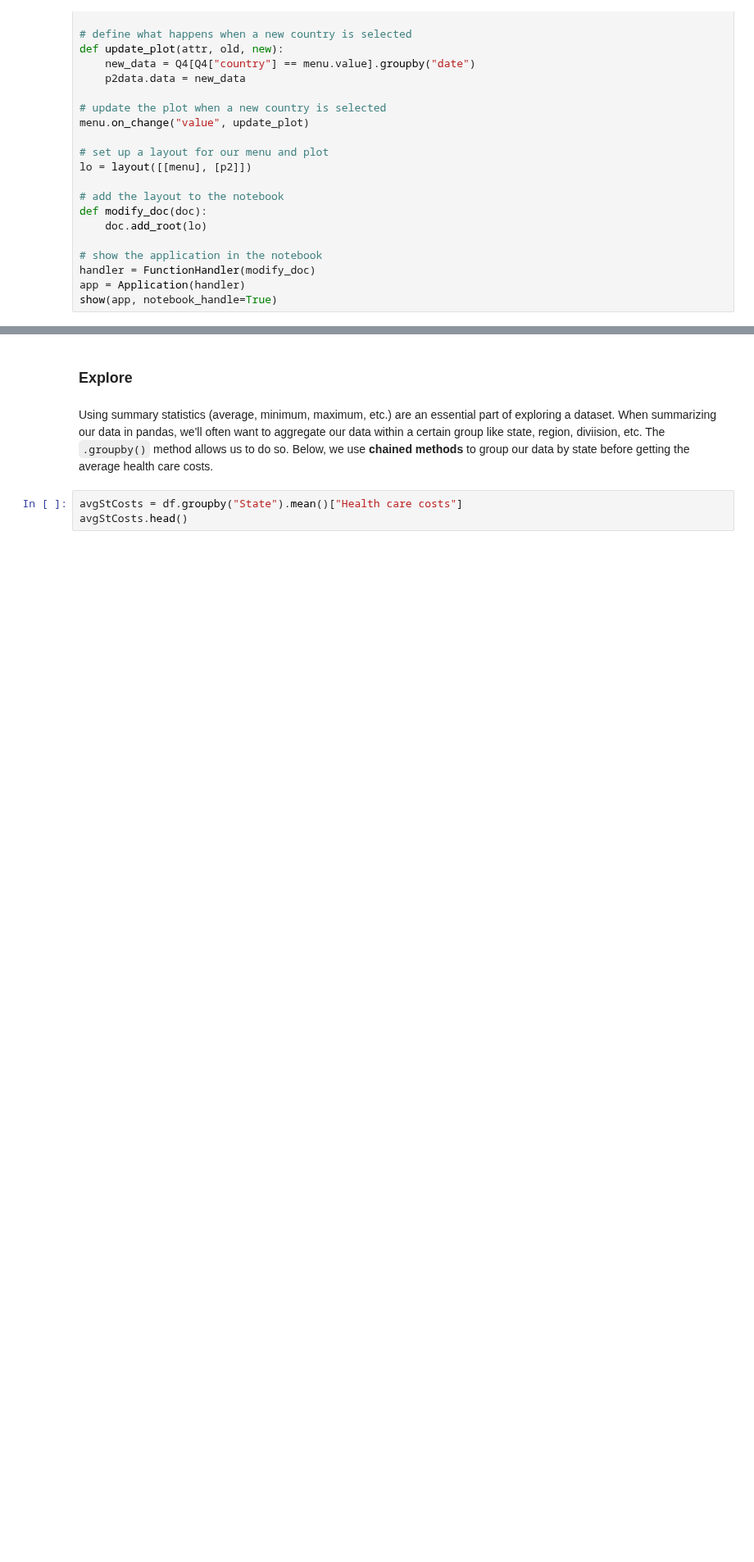
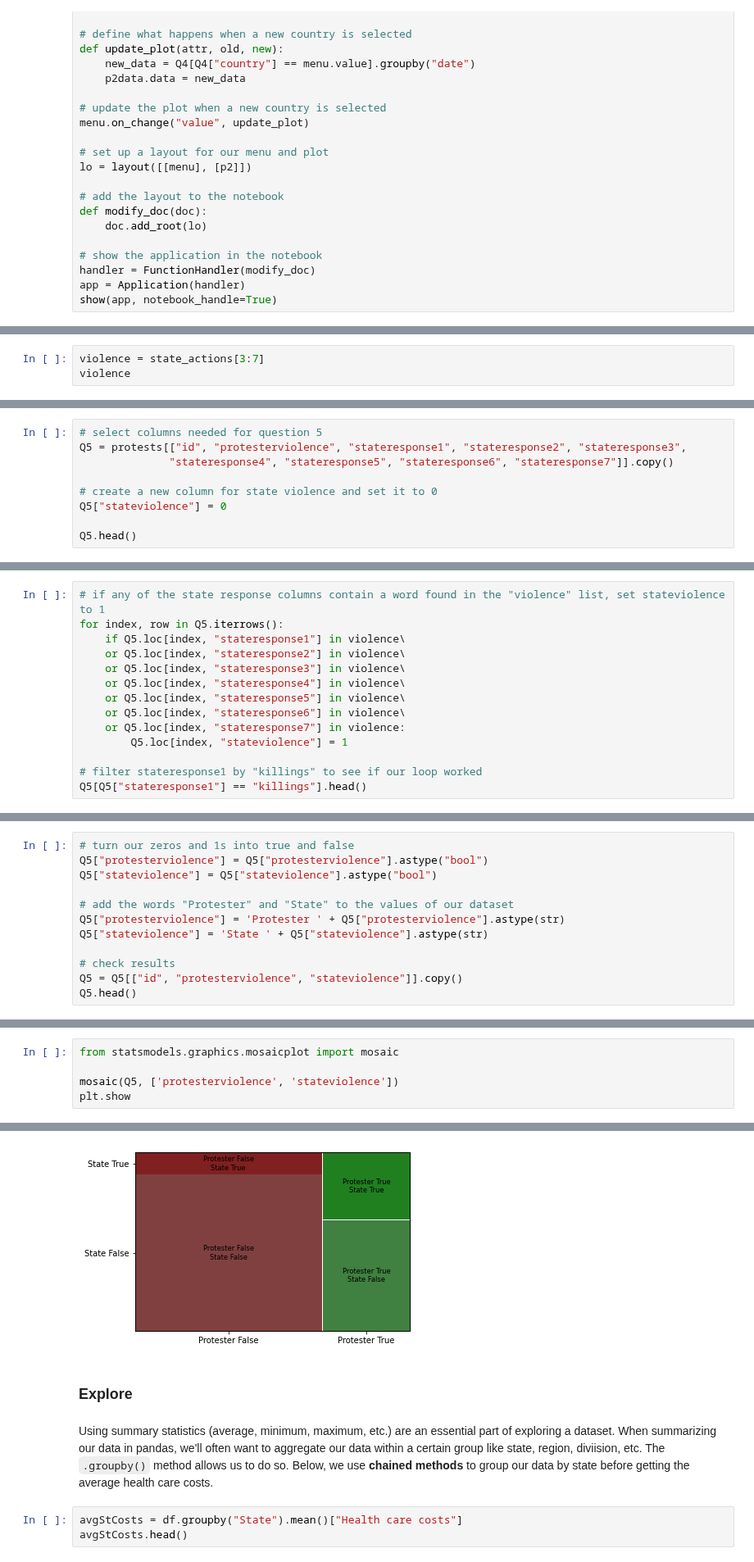
Before and after one commit to UNC-Libraries-data/Python, a Jupyter notebook: Jupyter/Pandas.ipynb, the cells around one changed output, grey strips where cells are left out. Shown at 82% size. Saved outputs shown, nothing was run; the diff lists cells and outputs as text; blank space fills up the shorter version.

```diff
--- a/Jupyter/Pandas.ipynb
+++ b/Jupyter/Pandas.ipynb
@@ -797,0 +675,3 @@ Name: stateresponse1, dtype: int64
+# %%
+violence = state_actions[3:7]
+violence
@@ -797,0 +680,9 @@ Name: stateresponse1, dtype: int64
+# %%
+# select columns needed for question 5
+Q5 = protests[["id", "protesterviolence", "stateresponse1", "stateresponse2", "stateresponse3",
+              "stateresponse4", "stateresponse5", "stateresponse6", "stateresponse7"]].copy()
+
+# create a new column for state violence and set it to 0
+Q5["stateviolence"] = 0
+
+Q5.head()
@@ -797,0 +696,14 @@ Name: stateresponse1, dtype: int64
+# %%
+# if any of the state response columns contain a word found in the "violence" list, set stateviolence to 1
+for index, row in Q5.iterrows():
+    if Q5.loc[index, "stateresponse1"] in violence\
+    or Q5.loc[index, "stateresponse2"] in violence\
+    or Q5.loc[index, "stateresponse3"] in violence\
+    or Q5.loc[index, "stateresponse4"] in violence\
+    or Q5.loc[index, "stateresponse5"] in violence\
+    or Q5.loc[index, "stateresponse6"] in violence\
+    or Q5.loc[index, "stateresponse7"] in violence:
+        Q5.loc[index, "stateviolence"] = 1
+
+# filter stateresponse1 by "killings" to see if our loop worked
+Q5[Q5["stateresponse1"] == "killings"].head()
@@ -797,0 +717,12 @@ Name: stateresponse1, dtype: int64
+# %%
+# turn our zeros and 1s into true and false
+Q5["protesterviolence"] = Q5["protesterviolence"].astype("bool")
+Q5["stateviolence"] = Q5["stateviolence"].astype("bool")
+
+# add the words "Protester" and "State" to the values of our dataset
+Q5["protesterviolence"] = 'Protester ' + Q5["protesterviolence"].astype(str)
+Q5["stateviolence"] = 'State ' + Q5["stateviolence"].astype(str)
+
+# check results
+Q5 = Q5[["id", "protesterviolence", "stateviolence"]].copy()
+Q5.head()
@@ -797,0 +736,6 @@ Name: stateresponse1, dtype: int64
+# %%
+from statsmodels.graphics.mosaicplot import mosaic
+
+mosaic(Q5, ['protesterviolence', 'stateviolence'])
+plt.show
+# %% [output]
@@ -798,3 +743,4 @@ Name: stateresponse1, dtype: int64
+[figure, added]
 # %% [markdown]
 ### Explore
 # %% [markdown]
```
Also changed, not shown: parts of 27 cells of this notebook.
